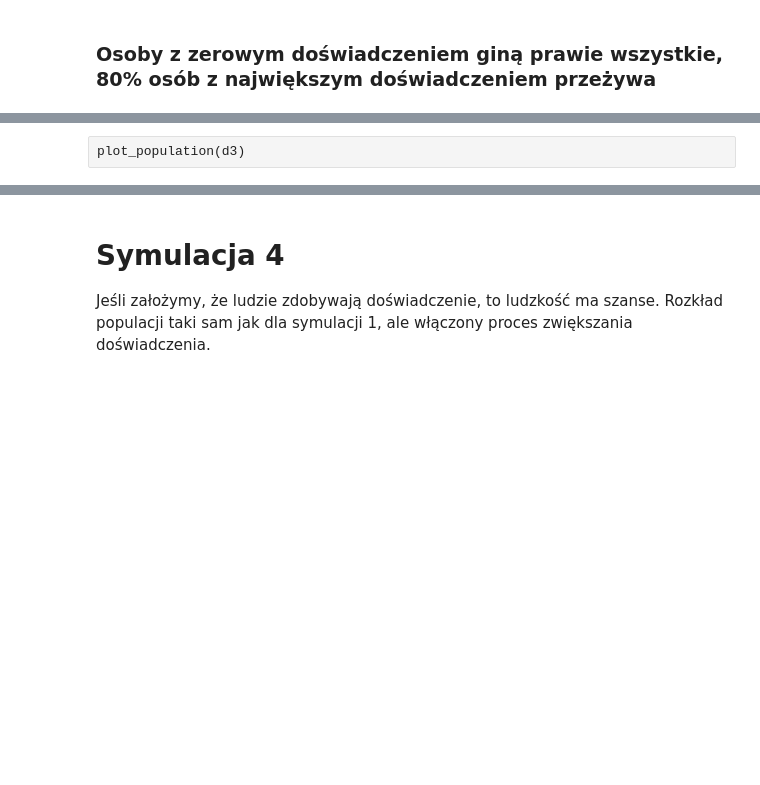
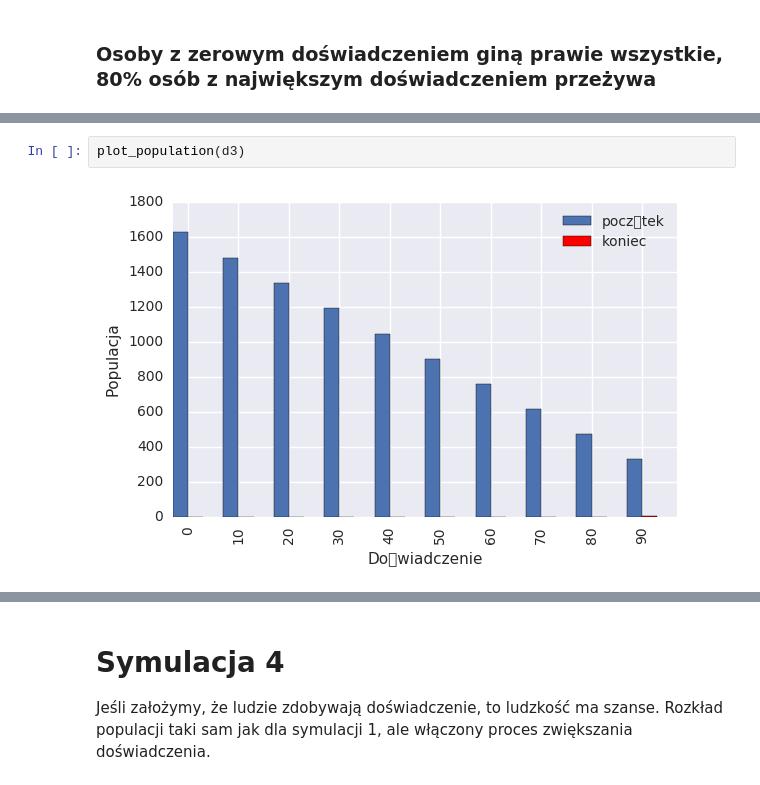
Before and after one commit to chinski99/zombie, a Jupyter notebook: zombie.ipynb, the cells around one changed output, grey strips where cells are left out. Saved outputs shown, nothing was run; the diff lists cells and outputs as text; blank space fills up the shorter version.

```diff
--- a/zombie.ipynb
+++ b/zombie.ipynb
@@ -294,5 +360,7 @@ plot_simulation(d3)
-# %% [raw]
-plot_population(d3)
+# %%
+plot_population(d3)
+# %% [output]
+[figure, added]
 # %%
 statistics(d3)
 # %% [output]
```
Also changed, not shown: parts of 25 cells of this notebook.
